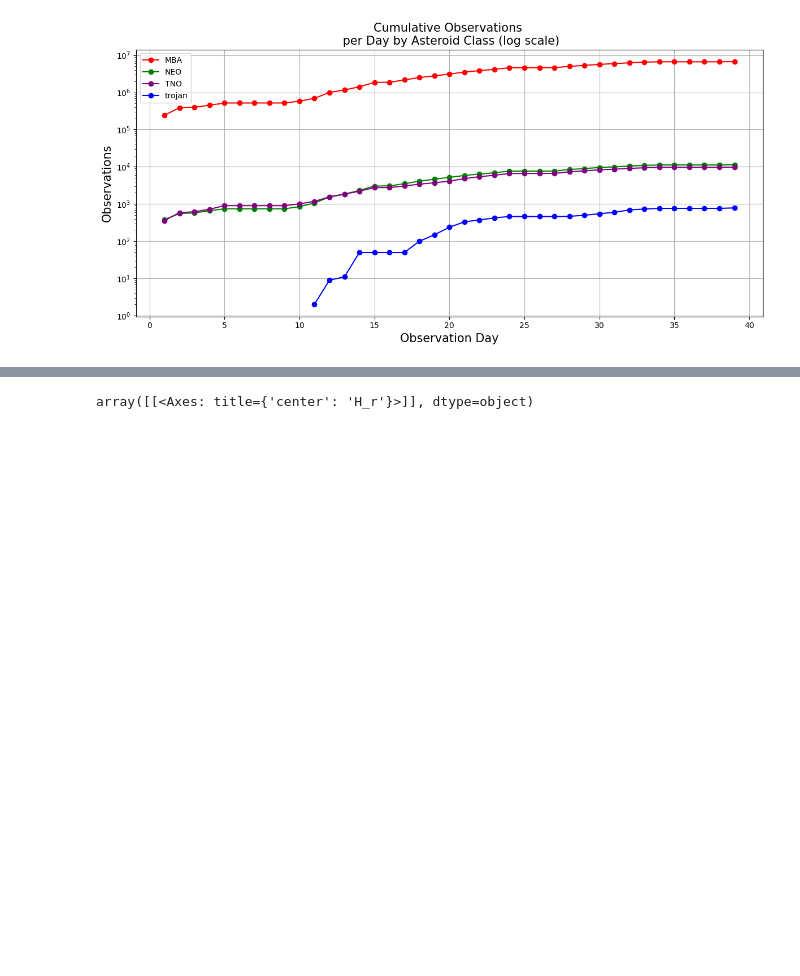
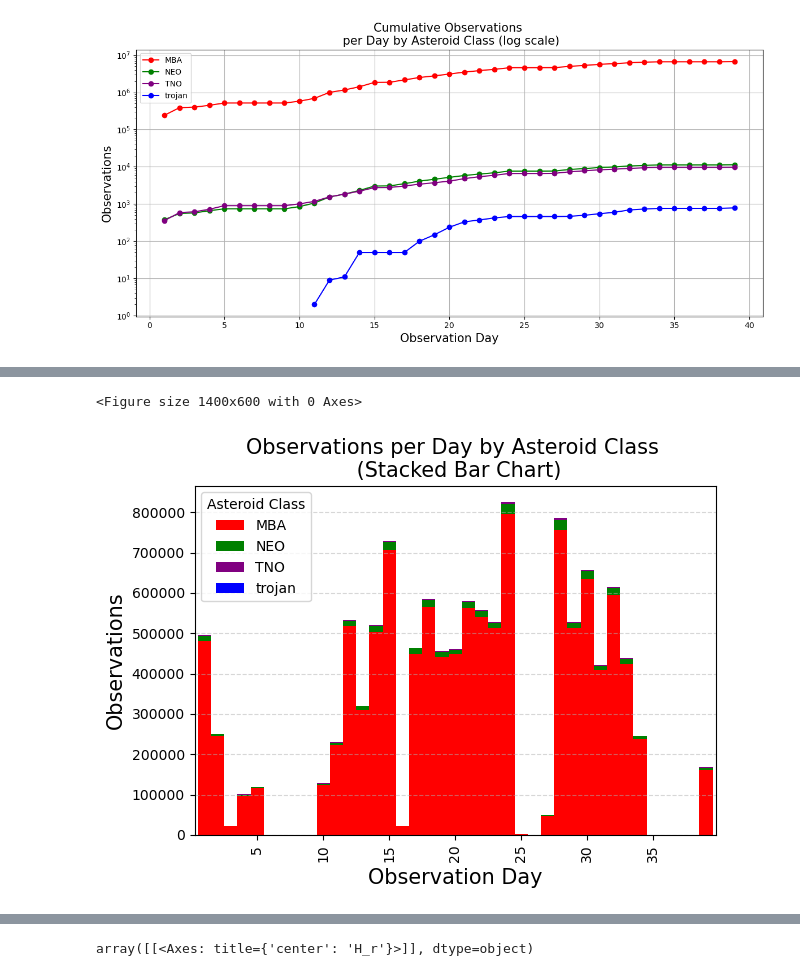
Before and after one commit to mjuric/sv-predictions, a Jupyter notebook: analysis/ast-analysis.ipynb, the cells around one changed output, grey strips where cells are left out. Cells and saved outputs as stored; diff of their text form; code cells hidden in the pictures; blank space fills up the shorter version.

```diff
--- a/analysis/ast-analysis.ipynb
+++ b/analysis/ast-analysis.ipynb
@@ -225,0 +307,74 @@ plt.tight_layout()
+# %%
+from functools import reduce
+
+dfcopySimTypes=df_sim_types.copy()
+
+#this makes stacked bar graphs from known asteroid observations
+
+#change settings
+cumulative=False
+firstID=False
+
+files = { # put a line in a comment to ignore that group
+    'MBA': 'MBA',
+    'NEO': 'NEO',
+    'TNO': 'TNO',
+    'trojan': 'trojan'
+}
+colors = {
+    'MBA': 'red',
+    'trojan': 'blue',
+    'NEO': 'green',
+    'TNO': 'purple'
+}
+all_counts = []
+
+for file, class_name in files.items():
+    df = dfcopySimTypes.query(f"type == '{file}'").copy()
+    df['mjd_day'] = (df['fieldMJD_TAI'] - 60846).astype(int)
+    if firstID:
+        first_seen = df.drop_duplicates(subset='ObjID', keep='first')
+        daily = first_seen.groupby('mjd_day').size().reset_index(name=class_name)
+        if class_name == 'NEO':
+            daily[class_name] = daily[class_name] * 10
+    else:
+        daily = df.groupby('mjd_day').size().reset_index(name=class_name)
+        if class_name == 'NEO':
+            daily[class_name] = daily[class_name] * 10
+    all_counts.append(daily)
+
+df_merged = reduce(lambda left, right: pd.merge(left, right, on='mjd_day', how='outer'), all_counts)
+df_merged = df_merged.fillna(0)
+
+full_range = pd.RangeIndex(1, 40)
+df_merged = df_merged.set_index('mjd_day').reindex(full_range, fill_value=0)
+
+if cumulative:
+    for class_name in files.values():
+        df_merged[class_name] = df_merged[class_name].cumsum()
+
+plt.figure(figsize=(14, 6))
+if cumulative:
+    df_merged.plot.area(color=[colors[c] for c in files.values()])
+else:
+    df_merged.plot(kind='bar', stacked=True, color=[colors[c] for c in files.values()], width=1.0)
+plt.xlabel('Observation Day',size=15)
+plt.ylabel('Observations',size=15)
+plt.title('Observations per Day by Asteroid Class \n (Stacked Bar Chart)',size=15)
+if firstID:
+    plt.title('First-time ID Observations per Day \n by Asteroid Class (Stacked Bar Chart)',size=15)
+if cumulative:
+    plt.title('Cumulative Observations per Day by \n Asteroid Class (Stacked Bar Chart)',size=15)
+    if firstID:
+        plt.title('Cumulative First-time ID Observations per Day \n by Asteroid Class (Stacked Bar Chart)',size=15)
+plt.legend(title='Asteroid Class')
+plt.grid(axis='y', linestyle='--', alpha=0.5)
+
+if cumulative==False:
+    xticks_interval = 5
+    xticks = np.arange(4, 39, xticks_interval)
+    plt.xticks(xticks)
+plt.tight_layout()
+# %% [output]
+<Figure size 1400x600 with 0 Axes>
+[figure, added]
```
Also changed, not shown: parts of 21 cells of this notebook.
